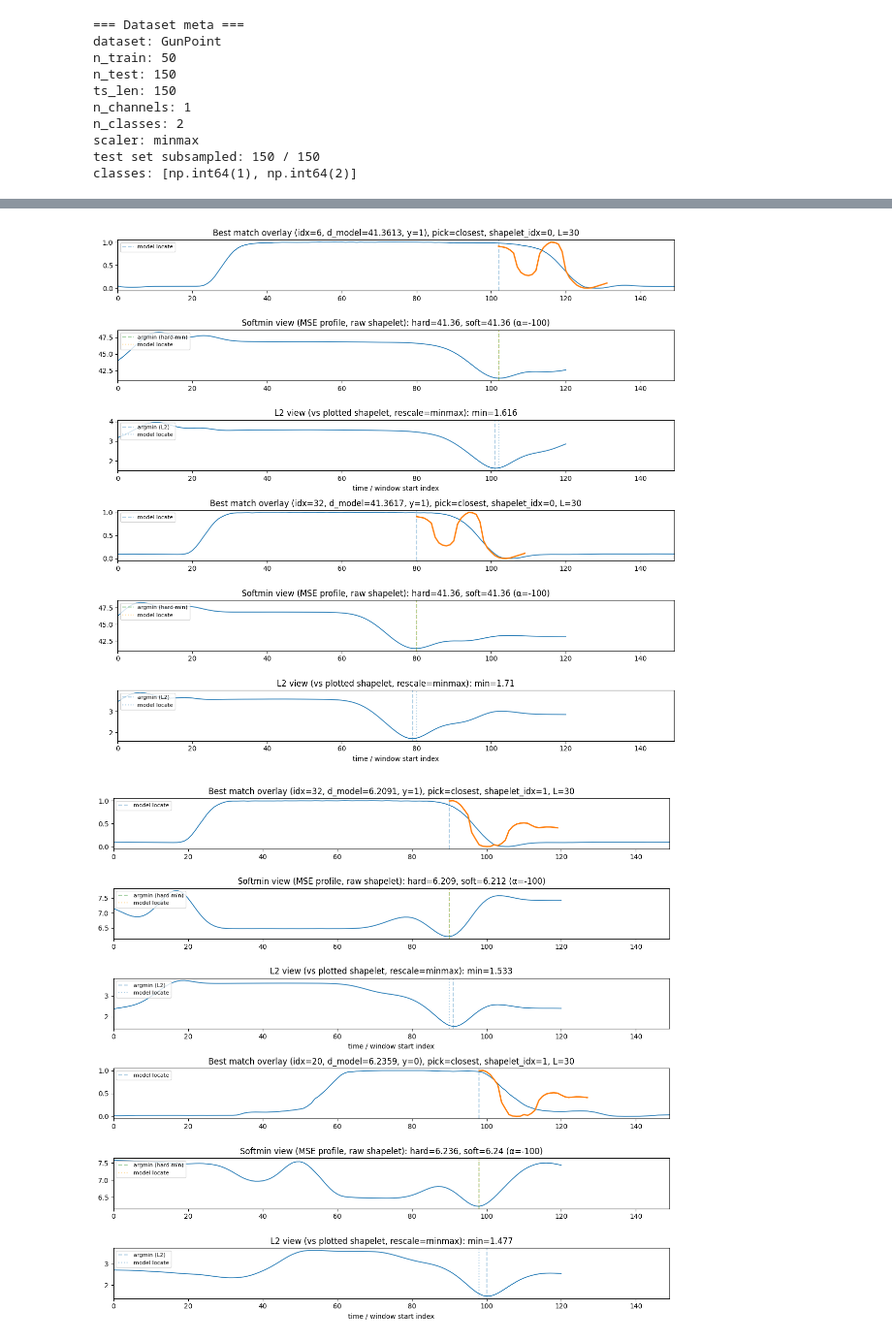
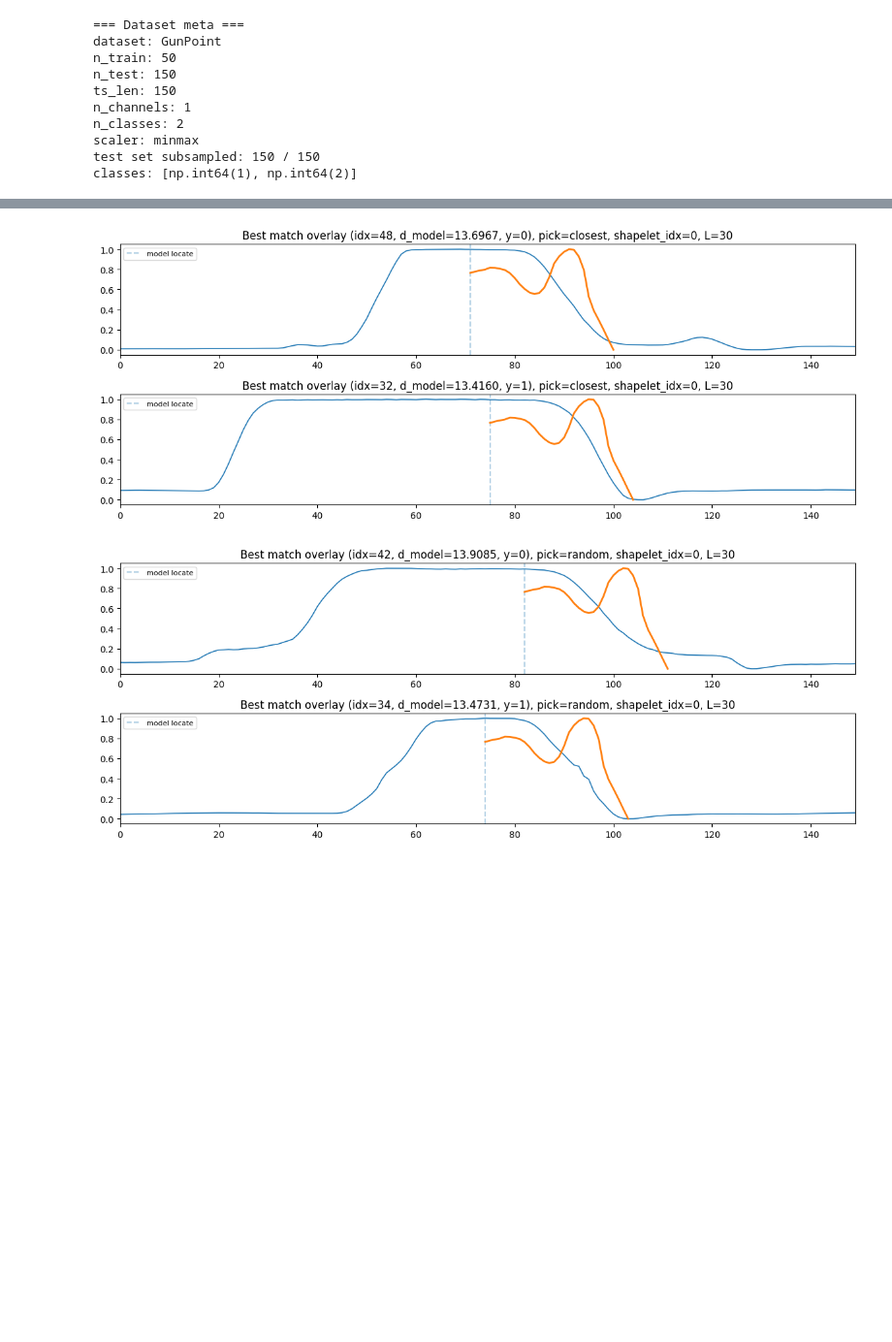
Before and after one commit to julesroyer18/Project-Learning-Shapelets, a Jupyter notebook: xp_prototype6_4_copy.ipynb, the cells around one changed output, grey strips where cells are left out. Shown at 97% size. Drawn from its saved outputs; the diff is of its cells as text; code cells hidden in the pictures; blank space fills up the shorter version.

```diff
--- a/xp_prototype6_4_copy.ipynb
+++ b/xp_prototype6_4_copy.ipynb
@@ -764,9 +1043,9 @@ plt.show()
 
 fig, ax, sub = plot_two_cols_fixed(
     agg_df,
-    x_col="max_iter",
+    x_col="r",
     y_col="fit_s_mean",
-    fixed_cols=["l", "r", "lr", "reg", "k_frac"],
+    fixed_cols=["l", "max_iter", "lr", "reg", "k_frac"],
     ref_idx=0,
     savepath=out_dir / f"{meta['dataset']}_plot_time_max_iter.png",
 )
@@ -1015,8 +1306,6 @@ def plot_distance_space_pca(clf, X, y, title, savepath=None):
         fig.savefig(savepath, dpi=200)
     plt.show()
 # %%
-# CELL 6b — Use interpretation helpers immediately (Plotting 2 + Plotting 3)
-
 with device_scope(keras_device):
     W, b = get_classification_weights(clf)
 
@@ -1038,7 +1327,7 @@ with device_scope(keras_device):
     print("Top shapelets by linear-head importance (and effect size):")
     print(imp_df.head(10).to_string(index=False))
 
-    top_k = min(6, len(imp_df))
+    top_k = min(10, len(imp_df))
     top_idx = imp_df["shapelet_idx"].head(top_k).to_numpy()
 
     plot_top_shapelets(
@@ -1049,7 +1338,7 @@ with device_scope(keras_device):
 
     # plot for top shapelet
     # j = int(top_idx[0])
-    for j in top_idx[: min(len(top_idx), 3)]:
+    for j in top_idx[: min(len(top_idx), 10)]:
         j = int(j)
         plot_aligned_class_means(
             clf,
@@ -1126,5 +1408,4 @@ Top shapelets by linear-head importance (and effect size):
 # %%
-# CELL 6c
 def _sliding_window_view_1d(x, L):
     """Compat helper: return shape (Q-L+1, L) windows."""
     try:
@@ -1186,8 +1467,7 @@ def plot_shapelet_on_best_matches(
     """
     Plot one shapelet overlaid on several time series at the model best-match location.
 
-    Layout (ONE example per block, axes aligned in x):
-      - always: "best match overlay"
+    Layout:
       - if show_distance_curve == "softmin": add softmin/MSE profile below
       - if show_distance_curve == "l2": add L2 profile below
       - if show_distance_curve == "both": add 2 profiles below (3 rows total)
@@ -1195,7 +1475,6 @@ def plot_shapelet_on_best_matches(
     X-axis alignment:
       - overlay uses time index 0..Q-1
       - distance profiles are plotted against window START index (0..Q-L),
-        but we set xlim to 0..Q-1 so the dashed vertical lines align with overlay.
     """
     rng = np.random.default_rng(seed)
 
@@ -1284,7 +1563,7 @@ def plot_shapelet_on_best_matches(
         pos_model = int(pos_j[i])
         pos_model = max(0, min(pos_model, Q - L))
 
-        # ----- Row 1: overlay -----
+        # ----- Row 0: overlay -----
         ax0 = ax_block(ex, 0)
         ax0.plot(ts, linewidth=1.2)
         ax0.axvline(pos_model, linestyle="--", alpha=0.35, label="model locate")
@@ -1306,7 +1585,7 @@ def plot_shapelet_on_best_matches(
             ax2 = ax_block(ex, 2)
             ax2.sharex(ax0)
 
-        # ----- Rows below: profiles -----
+        # Rows 1 and 2: profiles
         if show_distance_curve:
             # Softmin/MSE profile (raw shapelet)
             if "softmin" in modes:
@@ -1368,34 +1647,33 @@ def plot_shapelet_on_best_matches(
     return chosen
 # %%
 with device_scope(keras_device):
-    for shapelet_idx in range(len(clf.shapelets_)):
+    for shapelet_idx in range(min(10, len(clf.shapelets_))):
         # show the most convincing matches, split per class
         plot_shapelet_on_best_matches(
             clf,
             X_train,
             y=y_train,
             shapelet_idx=shapelet_idx,
             n_examples=2,
-            per_class=False,
+            per_class=True,
             pick="closest",
             rescale_shapelet="minmax",  # or "none"
-            show_distance_curve="both",  # set True if you want the distance curve panel
+            show_distance_curve=False,  # set True if you want the distance curve panel
             savepath=viz_dir / f"shapelet_on_best_match_shp_idx_{shapelet_idx}_a.png",
         )
 
-        # # show random matches (still aligned), to check how universal the motif is
-        # plot_shapelet_on_best_matches(
-        #     clf,
-        #     X_train,
-        #     y=y_train,
-        #     shapelet_idx=shapelet_idx,
-        #     n_examples=1,
-        #     per_class=True,
-        #     pick="random",
-        #     seed=0,
-        #     rescale_shapelet="minmax",
-        #     show_distance_curve="both",  # set True if you want the distance curve panel
-        # )
+        plot_shapelet_on_best_matches(
+            clf,
+            X_train,
+            y=y_train,
+            shapelet_idx=shapelet_idx,
+            n_examples=2,
+            per_class=True,
+            pick="random",
+            rescale_shapelet="minmax",  # or "none"
+            show_distance_curve=False,  # set True if you want the distance curve panel
+            savepath=viz_dir / f"shapelet_on_random_shp_idx_{shapelet_idx}.png",
+        )
 # %% [output]
-[figure, old version]
+[figure, new version]
-[figure, old version]
+[figure, new version]
```
Also changed, not shown: parts of 73 cells of this notebook.
